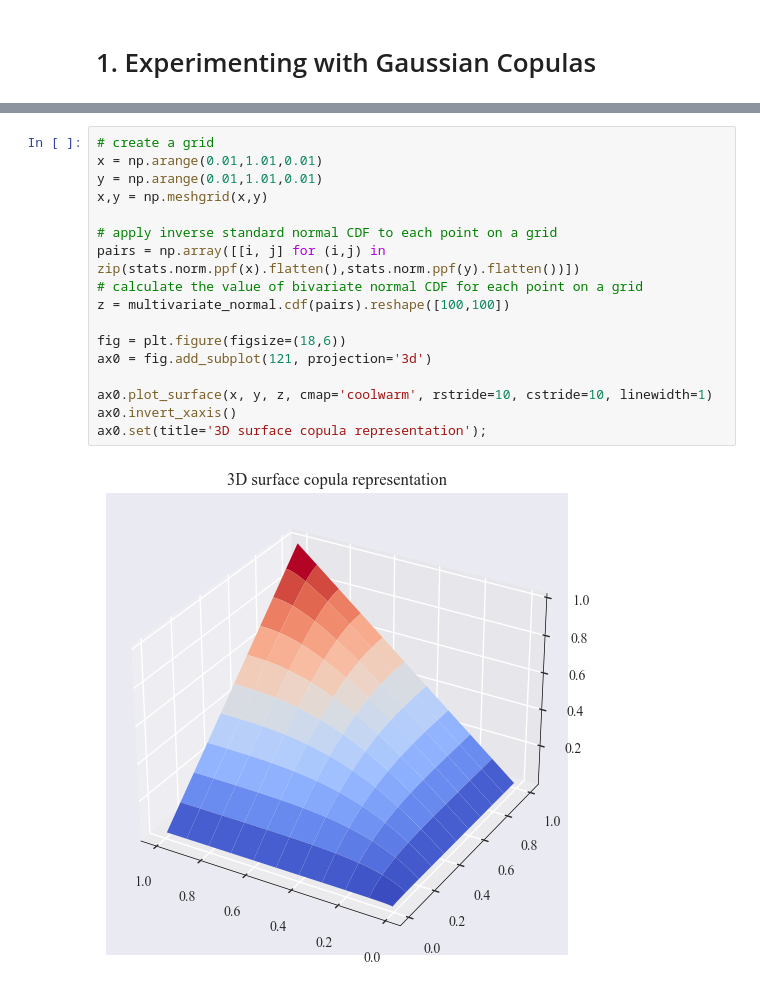
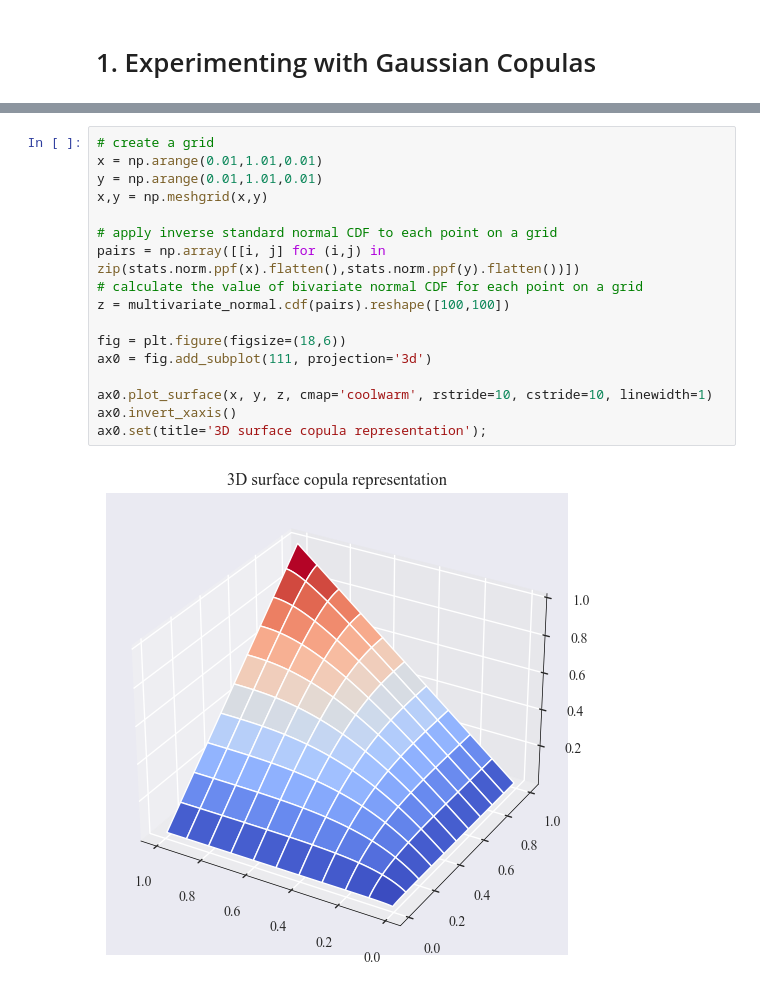
Before and after one commit to samaypanwar/CopulaPairTrading, a Jupyter notebook: notebooks/experiment.ipynb, the cells around one changed output, grey strips where cells are left out. Cells and saved outputs as stored; diff of their text form.

```diff
--- a/notebooks/experiment.ipynb
+++ b/notebooks/experiment.ipynb
@@ -93,22 +122,22 @@ ax[1][2].set(title = 'Scatterplot of CDF(X,Y)');
 # %%
 # create a grid
 x = np.arange(0.01,1.01,0.01)
 y = np.arange(0.01,1.01,0.01)
 x,y = np.meshgrid(x,y)
 
 # apply inverse standard normal CDF to each point on a grid
 pairs = np.array([[i, j] for (i,j) in zip(stats.norm.ppf(x).flatten(),stats.norm.ppf(y).flatten())])
 # calculate the value of bivariate normal CDF for each point on a grid
 z = multivariate_normal.cdf(pairs).reshape([100,100])
 
 fig = plt.figure(figsize=(18,6))
-ax0 = fig.add_subplot(121, projection='3d')
+ax0 = fig.add_subplot(111, projection='3d')
 
 ax0.plot_surface(x, y, z, cmap='coolwarm', rstride=10, cstride=10, linewidth=1)
 ax0.invert_xaxis()
 ax0.set(title='3D surface copula representation');
 # %% [output]
-[figure, old version]
+[figure, new version]
 # %%
 import pandas as pd
 from scipy import stats
```
Also changed, not shown: parts of 25 cells of this notebook, 8 other files.
